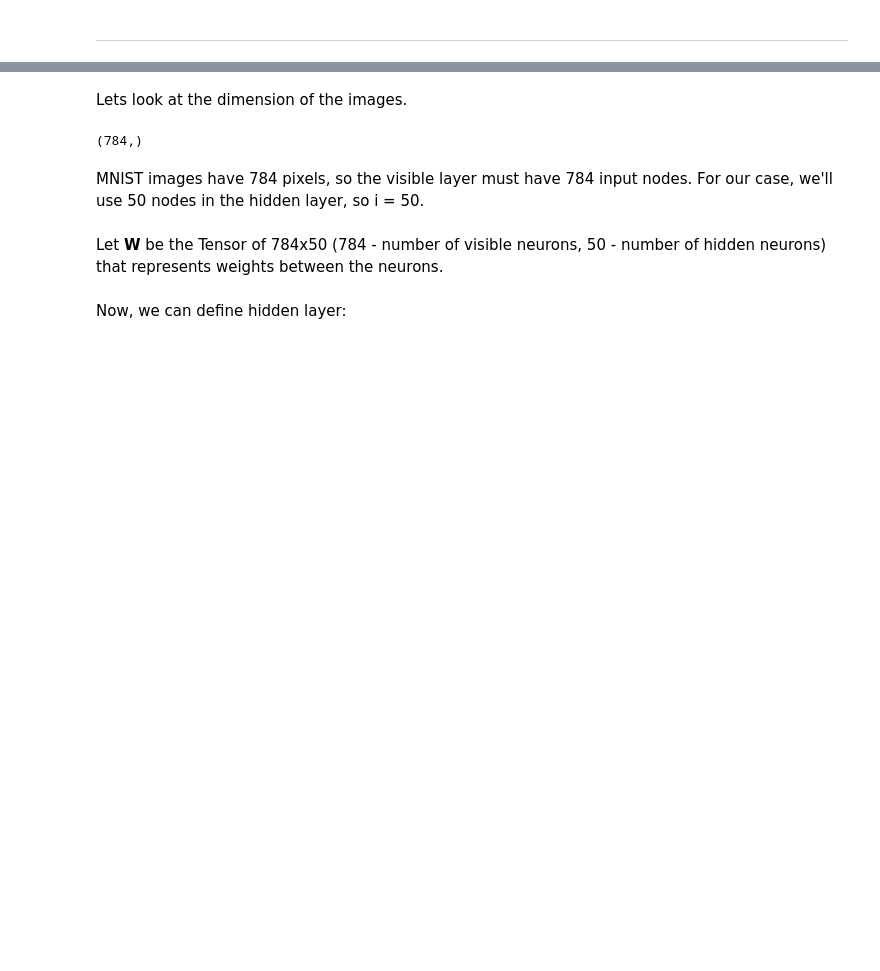
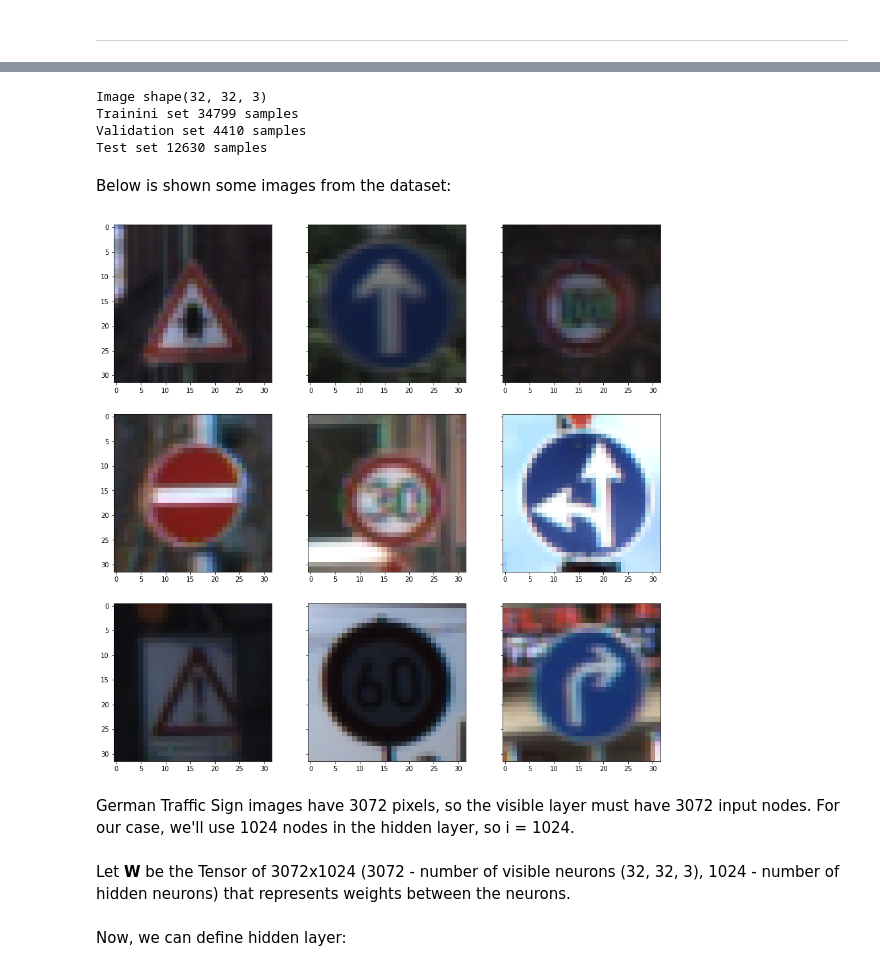
Before and after one commit to A2Amir/Restricted-Boltzmann-Machines, a Jupyter notebook: 4.1-Review-RBMMNIST.ipynb, the cells around one changed output, grey strips where cells are left out. Saved outputs shown, nothing was run; the diff lists cells and outputs as text; code cells hidden in the pictures; blank space fills up the shorter version.

```diff
--- a/4.1-Review-RBMMNIST.ipynb
+++ b/4.1-Review-RBMMNIST.ipynb
@@ -254,9 +245,51 @@ Extracting MNIST_data/t10k-labels-idx1-ubyte.gz
-# %% [markdown]
-Lets look at the dimension of the images.
-# %%
-trX[1].shape
-# %% [output]
-(784,)
+# %%
+# Load pickled data
+
+# Fill this in based on where you saved the training and testing and validation data
+
+training_file = '../data/train.p'
+validation_file='../data/valid.p'
+testing_file = '../data/test.p'
+
+with open(training_file,mode='rb') as f:
+    train=pickle.load(f)
+with open(validation_file,mode='rb') as f:
+    valid=pickle.load(f)
+with open(testing_file,mode='rb') as f:
+    test=pickle.load(f)
+x_train,y_train=train['features'],train['labels']
+x_valid,y_valid=valid['features'],valid['labels']
+x_test,y_test=test['features'],test['labels']
+
+#assert weathers the number of training images and labels are equal
+assert(len(x_train)==len(y_train))
+assert(len(x_valid)==len(y_valid))
+assert(len(x_test)==len(y_test))
+# %%
+print()
+print('Image shape{}'.format(x_train[0].shape))
+print('Trainini set {} samples'.format(len(x_train)))
+print('Validation set {} samples'.format(len(x_valid)))
+print('Test set {} samples'.format(len(x_test)))
+# %% [output]
+Image shape(32, 32, 3)
+Trainini set 34799 samples
+Validation set 4410 samples
+Test set 12630 samples
+# %% [markdown]
+Below is shown some images from the dataset:
+# %%
+
+rows = 3
+cols = 3
+fig, axis = plt.subplots(rows,cols,sharey=True)
+fig.set_size_inches(15,15)
+for i in range(rows*cols):
+    index=rnd.randint(0,len(x_train))
+    img=x_train[index]
+    axis[int(i/rows)][i%cols].imshow(img)
+# %% [output]
+[figure, added]
 # %% [markdown]
-MNIST images have 784 pixels, so the visible layer must have 784 input nodes.  For our case, we'll use 50 nodes in the hidden layer, so i = 50.
+German Traffic Sign images have 3072 pixels, so the visible layer must have 3072 input nodes.  For our case, we'll use 1024 nodes in the hidden layer, so i = 1024.
 # %%
@@ -266,3 +299,3 @@ hb = tf.placeholder("float", [50])
 # %% [markdown]
-Let <b>W</b> be the Tensor of 784x50 (784 - number of visible neurons, 50 - number of hidden neurons) that represents weights between the neurons.
+Let <b>W</b> be the Tensor of 3072x1024 (3072 - number of visible neurons (32, 32, 3), 1024 - number of hidden neurons) that represents weights between the neurons.
 # %%
```
Also changed, not shown: parts of 7 cells of this notebook.
